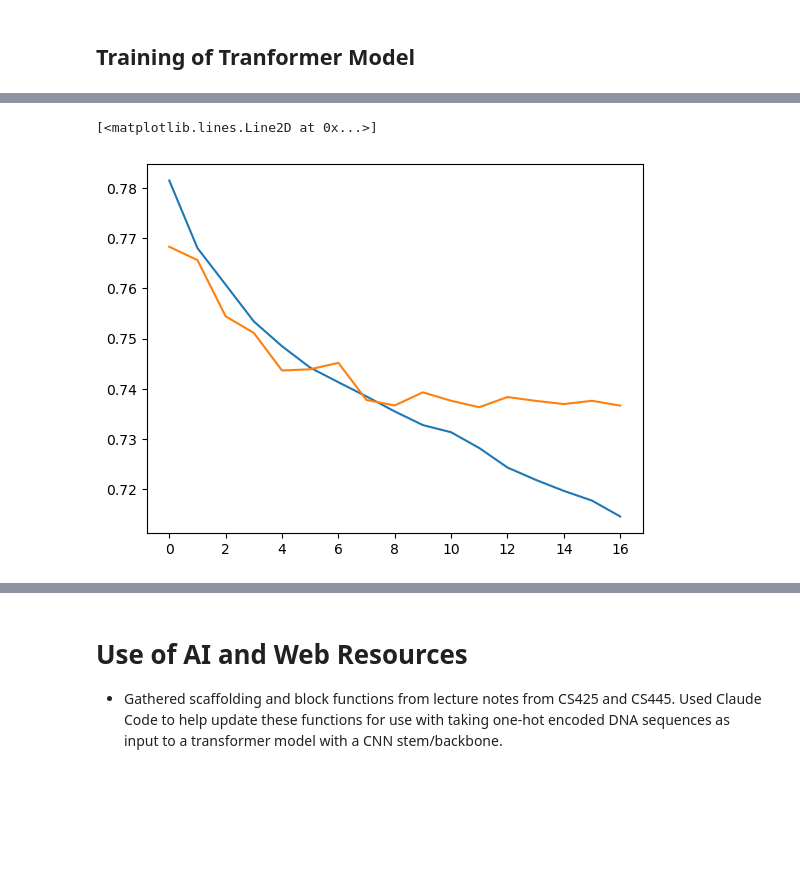
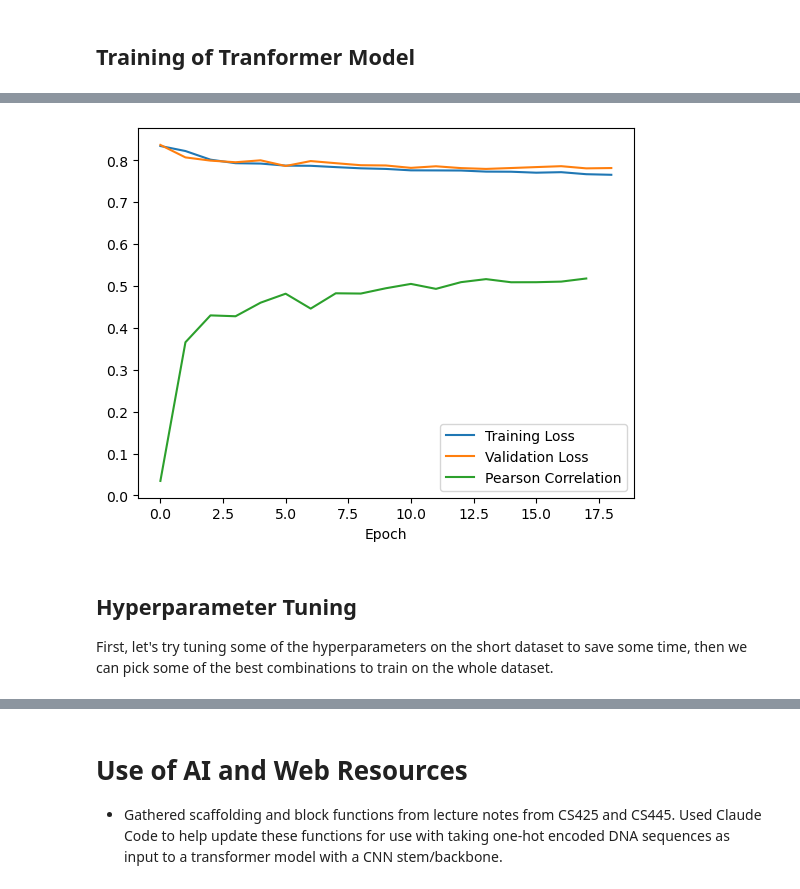
Before and after one commit to mrmang0dev/CS425-Project, a Jupyter notebook: transformer.ipynb, the cells around one changed output, grey strips where cells are left out. Cells and saved outputs as stored; diff of their text form; code cells hidden in the pictures; blank space fills up the shorter version.

Commit message:
Transformer hyperparemeter tuning

```diff
--- a/transformer.ipynb
+++ b/transformer.ipynb
@@ -37,6 +37,5 @@ print(X_train.shape, X_val.shape, y_train.shape, y_val.shape)
 # %%
 # truncated dataset to speed up early training
-short_y = short_y.mean(axis=2)
 short_X_train, short_X_val, short_y_train, short_y_val = train_test_split(short_X, short_y, test_size  = 0.2)
 print(short_X_train.shape, short_X_val.shape, short_y_train.shape, short_y_val.shape)
 # %% [output]
@@ -44,5 +43,5 @@ print(short_X_train.shape, short_X_val.shape, short_y_train.shape, short_y_val.s
 # %%
-def get_dataloaders(X, Y):
+def get_dataloaders(X, Y, batch=32):
     X_train, X_test, y_train, y_test = train_test_split(X, Y, test_size=0.25, random_state=42)
 
     X_train_tensor = torch.tensor(X_train, dtype=torch.float32)
@@ -50,8 +49,8 @@ def get_dataloaders(X, Y):
     X_test_tensor  = torch.tensor(X_test,  dtype=torch.float32)
     y_test_tensor  = torch.tensor(y_test,  dtype=torch.float32)
 
-    train_loader = DataLoader(TensorDataset(X_train_tensor, y_train_tensor), batch_size=32, shuffle=True)
-    test_loader  = DataLoader(TensorDataset(X_test_tensor,  y_test_tensor),  batch_size=32, shuffle=False)
+    train_loader = DataLoader(TensorDataset(X_train_tensor, y_train_tensor), batch_size=batch, shuffle=True)
+    test_loader  = DataLoader(TensorDataset(X_test_tensor,  y_test_tensor),  batch_size=batch, shuffle=False)
     return train_loader, test_loader
 # %%
 class ConvBlock(nn.Module):
@@ -125,9 +124,9 @@ class Transformer(nn.Module):
         d_model=128,                # Transformer hidden dim (must match num_kernels[-1])
         num_heads=4,                # Attention heads (must divide d_model)
         num_layers=4,               # Number of transformer blocks
-        dim_feedforward=256,        # FFN inner dim
+        dim_feedforward=512,        # FFN inner dim
         dropout=0.1,
-        n_outputs=64,                # Number of regression targets
+        n_outputs=640,                # Number of regression targets
     ):
         super().__init__()
 
@@ -177,4 +176,12 @@ def pearson(preds_array: np.array, target_array: np.array) -> torch.Tensor:
         pcc, _ = pearsonr(preds_array[:, i], target_array[:, i])
         pearsonr_list.append(pcc)
     return float(np.nanmean(pearsonr_list))
+
+def plot_data(train_loss, val_loss, val_metrics):
+    plt.figure()
+    plt.plot(train_loss, label="Training Loss")
+    plt.plot(val_loss, label="Validation Loss")
+    plt.plot(val_metrics, label='Pearson Correlation')
+    plt.xlabel('Epoch')
+    plt.legend()
 # %%
@@ -253,8 +265,7 @@ def train_model(model, train_loader, val_loader, epochs=10, lr=1e-3, device='cud
 
     return train_loss, val_loss, val_pearson
 # %%
-train_loader, val_loader = get_dataloaders(X, y)
-# train_loader, val_loader = get_dataloaders(short_X, short_y)
+train_loader, val_loader = get_dataloaders(short_X, short_y)
 model=Transformer()
 train_loss, val_loss, val_metrics = train_model(model, train_loader, val_loader,epochs=100, lr=1e-3, device='cuda', clip_norm=1.0)
 # %% [output]
@@ -277,10 +288,8 @@ Early stopping triggered at epoch 16.
 Done
 # %%
-import matplotlib.pyplot as plt
-
-plt.figure()
-plt.plot(train_loss, label="Training Loss")
-plt.plot(val_loss, label="Validation Loss")
+plot_data(train_loss, val_loss, val_metrics)
 # %% [output]
-[<matplotlib.lines.Line2D at 0x...>]
-[figure, old version]
+[figure, new version]
+# %% [markdown]
+## Hyperparameter Tuning
+First, let's try tuning some of the hyperparameters on the short dataset to save some time, then we can pick some of the best combinations to train on the whole dataset.
```
Also changed, not shown: parts of 15 cells of this notebook, 1 other file.
